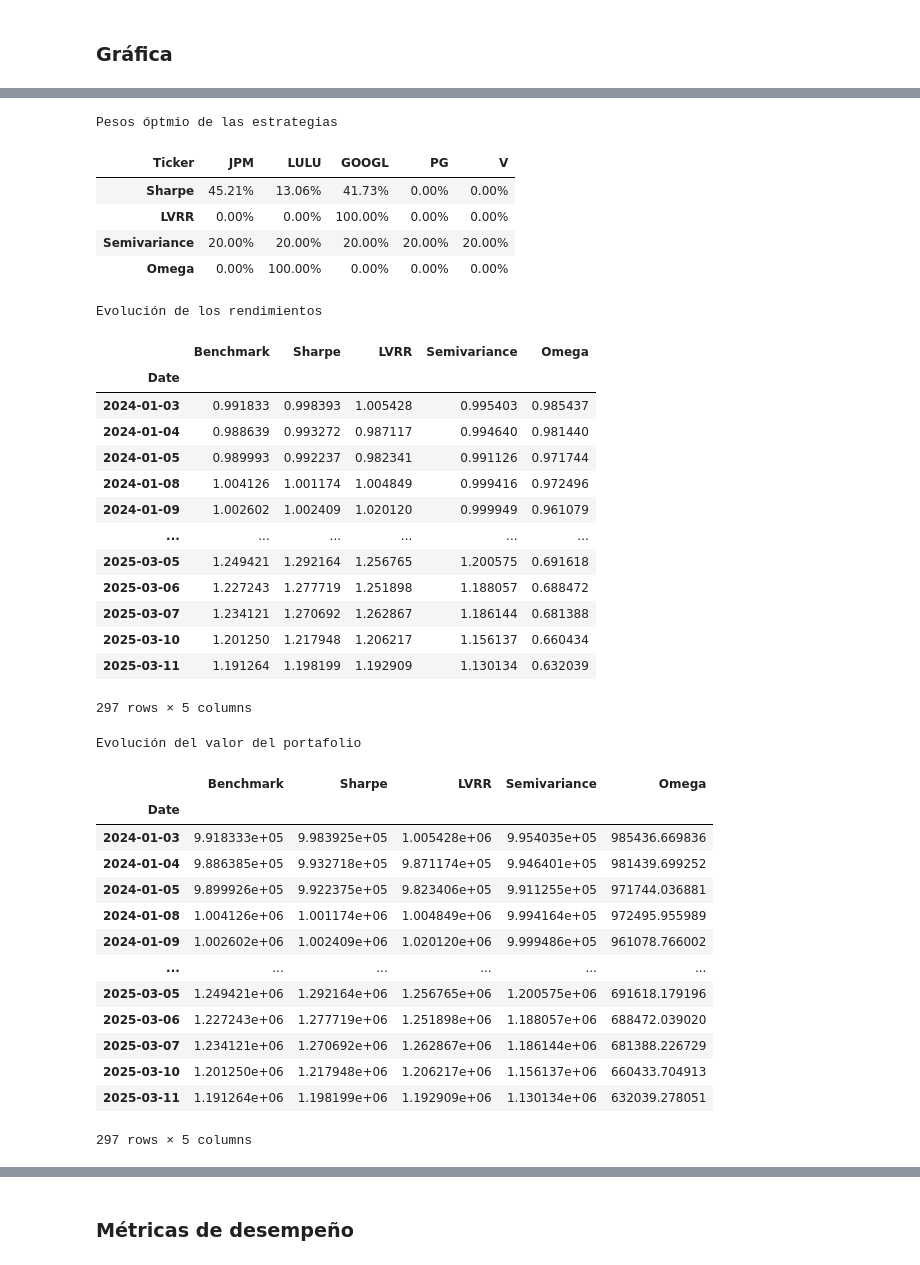
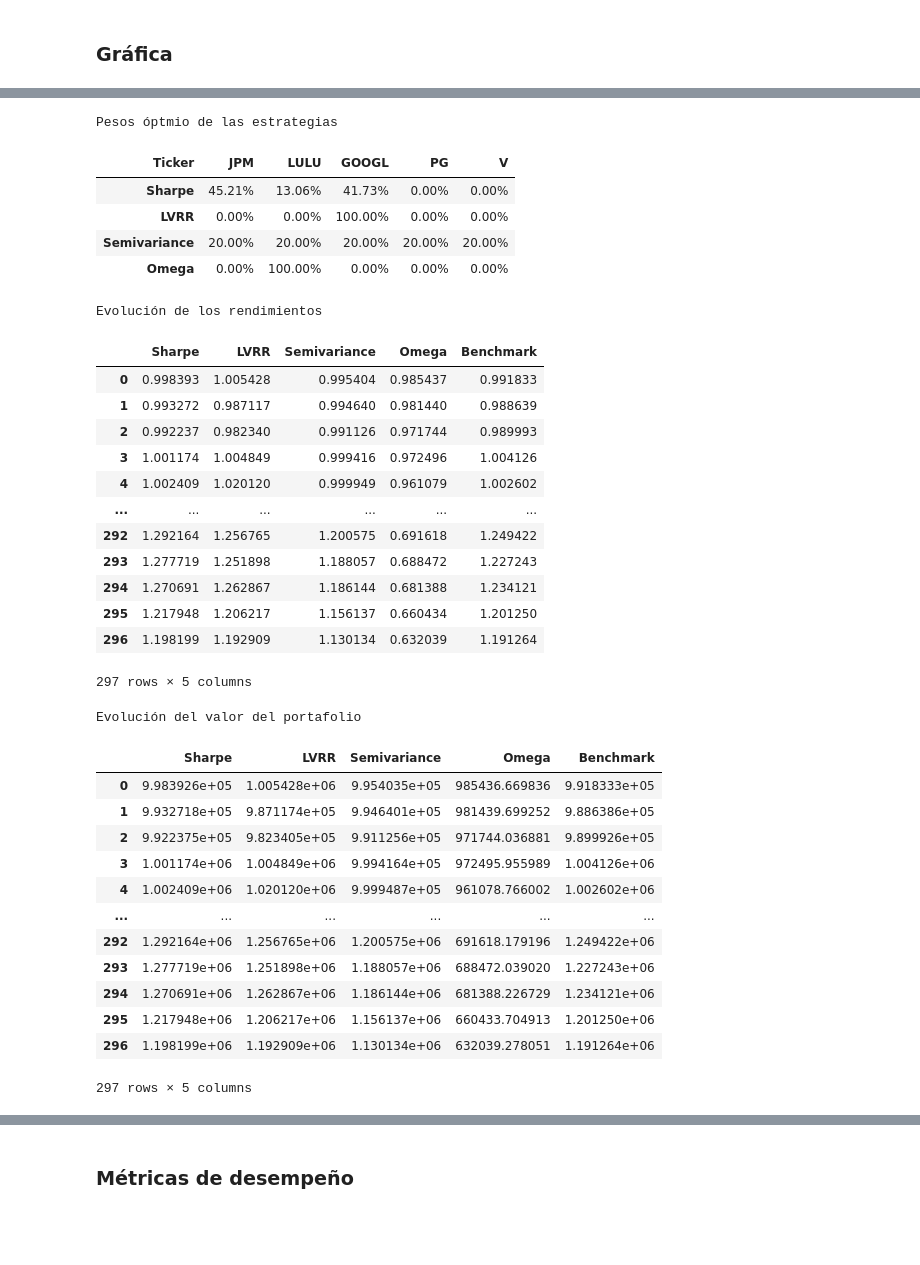
Before and after one commit to LuisMB09/admin_de_riesgos, a Jupyter notebook: Proyecto_Admin.ipynb, the cells around one changed output, grey strips where cells are left out. Drawn from its saved outputs; the diff is of its cells as text; code cells hidden in the pictures; blank space fills up the shorter version.

```diff
--- a/Proyecto_Admin.ipynb
+++ b/Proyecto_Admin.ipynb
@@ -130,8 +130,6 @@ def lvrr(price: pd.DataFrame, volume: pd.DataFrame, pv: float, rf: float) -> np.
         DataFrame con los precios históricos de los activos.
     volume : DataFrame
         DataFrame con los volúmenes históricos de los activos.
-    returns : DataFrame
-        DataFrame con los retornos diarios de los activos.
     pv : float
         Valor total del portafolio.
     rf : float
@@ -386,0 +361,23 @@ plt.grid();
+# %%
+strats = [w_sharpe, w_lvrr, w_semivariance, w_omega]
+strats_returns = [portfolio_return(rt_test, w) for w in strats]
+
+cumulative_returns = [(1 + r).cumprod() for r in strats_returns]
+cumulative_money = [pv * cr for cr in cumulative_returns]
+
+cumulative_returns_df = pd.DataFrame(cumulative_returns, index=['Sharpe', 'LVRR', 'Semivariance', 'Omega']).T
+cumulative_money_df = pd.DataFrame(cumulative_money, index=['Sharpe', 'LVRR', 'Semivariance', 'Omega']).T
+
+cumulative_benchmark_returns = (1 + rt_benchmark_test).cumprod().squeeze()
+cumulative_returns_df['Benchmark'] = cumulative_benchmark_returns.values
+cumulative_money_df['Benchmark'] = pv * cumulative_benchmark_returns.values
+
+pd.set_option('display.float_format', '{:.2%}'.format)
+df_optimal = pd.DataFrame({
+    'Ticker': tickers,
+    'Sharpe': w_sharpe,
+    'LVRR': w_lvrr,
+    'Semivariance': w_semivariance,
+    'Omega': w_omega
+})
+df_optimal.set_index('Ticker', inplace=True)
@@ -387,53 +397,51 @@ plt.grid();
 # %%
 print(f'Pesos óptmio de las estrategias')
 display(df_optimal.T)
 print()
 
 pd.reset_option('display.float_format')
 print(f'Evolución de los rendimientos')
-display(cumulative_returns)
+display(cumulative_returns_df)
 
 print()
 
 print(f'Evolución del valor del portafolio')
-display(cumulative_returns_money)
+display(cumulative_money_df)
 
-for i in cumulative_returns_money.columns:
-    print(f'El valor final del portafolio {i} es de {cumulative_returns_money[i].iloc[-1]:,.2f}')
+for i in cumulative_money_df.columns:
+    print(f'El valor final del portafolio {i} es de {cumulative_money_df[i].iloc[-1]:,.2f}')
 # %% [output]
 Pesos óptmio de las estrategias
 | Ticker | JPM | LULU | GOOGL | PG | V |
 | Sharpe | 45.21% | 13.06% | 41.73% | 0.00% | 0.00% |
 | LVRR | 0.00% | 0.00% | 100.00% | 0.00% | 0.00% |
 | Semivariance | 20.00% | 20.00% | 20.00% | 20.00% | 20.00% |
 | Omega | 0.00% | 100.00% | 0.00% | 0.00% | 0.00% |
 Evolución de los rendimientos
-|  | Benchmark | Sharpe | LVRR | Semivariance | Omega |
-| Date |  |  |  |  |  |
-| 2024-01-03 | 0.991833 | 0.998393 | 1.005428 | 0.995403 | 0.985437 |
-| 2024-01-04 | 0.988639 | 0.993272 | 0.987117 | 0.994640 | 0.981440 |
-| 2024-01-05 | 0.989993 | 0.992237 | 0.982341 | 0.991126 | 0.971744 |
-| 2024-01-08 | 1.004126 | 1.001174 | 1.004849 | 0.999416 | 0.972496 |
-| 2024-01-09 | 1.002602 | 1.002409 | 1.020120 | 0.999949 | 0.961079 |
+|  | Sharpe | LVRR | Semivariance | Omega | Benchmark |
+| 0 | 0.998393 | 1.005428 | 0.995404 | 0.985437 | 0.991833 |
+| 1 | 0.993272 | 0.987117 | 0.994640 | 0.981440 | 0.988639 |
+| 2 | 0.992237 | 0.982340 | 0.991126 | 0.971744 | 0.989993 |
+| 3 | 1.001174 | 1.004849 | 0.999416 | 0.972496 | 1.004126 |
+| 4 | 1.002409 | 1.020120 | 0.999949 | 0.961079 | 1.002602 |
 | ... | ... | ... | ... | ... | ... |
-| 2025-03-05 | 1.249421 | 1.292164 | 1.256765 | 1.200575 | 0.691618 |
-| 2025-03-06 | 1.227243 | 1.277719 | 1.251898 | 1.188057 | 0.688472 |
-| 2025-03-07 | 1.234121 | 1.270692 | 1.262867 | 1.186144 | 0.681388 |
-| 2025-03-10 | 1.201250 | 1.217948 | 1.206217 | 1.156137 | 0.660434 |
-| 2025-03-11 | 1.191264 | 1.198199 | 1.192909 | 1.130134 | 0.632039 |
+| 292 | 1.292164 | 1.256765 | 1.200575 | 0.691618 | 1.249422 |
+| 293 | 1.277719 | 1.251898 | 1.188057 | 0.688472 | 1.227243 |
+| 294 | 1.270691 | 1.262867 | 1.186144 | 0.681388 | 1.234121 |
+| 295 | 1.217948 | 1.206217 | 1.156137 | 0.660434 | 1.201250 |
+| 296 | 1.198199 | 1.192909 | 1.130134 | 0.632039 | 1.191264 |
 297 rows × 5 columns
 Evolución del valor del portafolio
-|  | Benchmark | Sharpe | LVRR | Semivariance | Omega |
-| Date |  |  |  |  |  |
-| 2024-01-03 | 9.918333e+05 | 9.983925e+05 | 1.005428e+06 | 9.954035e+05 | 985436.669836 |
-| 2024-01-04 | 9.886385e+05 | 9.932718e+05 | 9.871174e+05 | 9.946401e+05 | 981439.699252 |
-| 2024-01-05 | 9.899926e+05 | 9.922375e+05 | 9.823406e+05 | 9.911255e+05 | 971744.036881 |
-| 2024-01-08 | 1.004126e+06 | 1.001174e+06 | 1.004849e+06 | 9.994164e+05 | 972495.955989 |
-| 2024-01-09 | 1.002602e+06 | 1.002409e+06 | 1.020120e+06 | 9.999486e+05 | 961078.766002 |
+|  | Sharpe | LVRR | Semivariance | Omega | Benchmark |
+| 0 | 9.983926e+05 | 1.005428e+06 | 9.954035e+05 | 985436.669836 | 9.918333e+05 |
+| 1 | 9.932718e+05 | 9.871174e+05 | 9.946401e+05 | 981439.699252 | 9.886386e+05 |
+| 2 | 9.922375e+05 | 9.823405e+05 | 9.911256e+05 | 971744.036881 | 9.899926e+05 |
+| 3 | 1.001174e+06 | 1.004849e+06 | 9.994164e+05 | 972495.955989 | 1.004126e+06 |
+| 4 | 1.002409e+06 | 1.020120e+06 | 9.999487e+05 | 961078.766002 | 1.002602e+06 |
 | ... | ... | ... | ... | ... | ... |
-| 2025-03-05 | 1.249421e+06 | 1.292164e+06 | 1.256765e+06 | 1.200575e+06 | 691618.179196 |
-| 2025-03-06 | 1.227243e+06 | 1.277719e+06 | 1.251898e+06 | 1.188057e+06 | 688472.039020 |
-| 2025-03-07 | 1.234121e+06 | 1.270692e+06 | 1.262867e+06 | 1.186144e+06 | 681388.226729 |
-| 2025-03-10 | 1.201250e+06 | 1.217948e+06 | 1.206217e+06 | 1.156137e+06 | 660433.704913 |
-| 2025-03-11 | 1.191264e+06 | 1.198199e+06 | 1.192909e+06 | 1.130134e+06 | 632039.278051 |
+| 292 | 1.292164e+06 | 1.256765e+06 | 1.200575e+06 | 691618.179196 | 1.249422e+06 |
+| 293 | 1.277719e+06 | 1.251898e+06 | 1.188057e+06 | 688472.039020 | 1.227243e+06 |
+| 294 | 1.270691e+06 | 1.262867e+06 | 1.186144e+06 | 681388.226729 | 1.234121e+06 |
+| 295 | 1.217948e+06 | 1.206217e+06 | 1.156137e+06 | 660433.704913 | 1.201250e+06 |
+| 296 | 1.198199e+06 | 1.192909e+06 | 1.130134e+06 | 632039.278051 | 1.191264e+06 |
 297 rows × 5 columns
```
Also changed, not shown: parts of 12 cells of this notebook.
